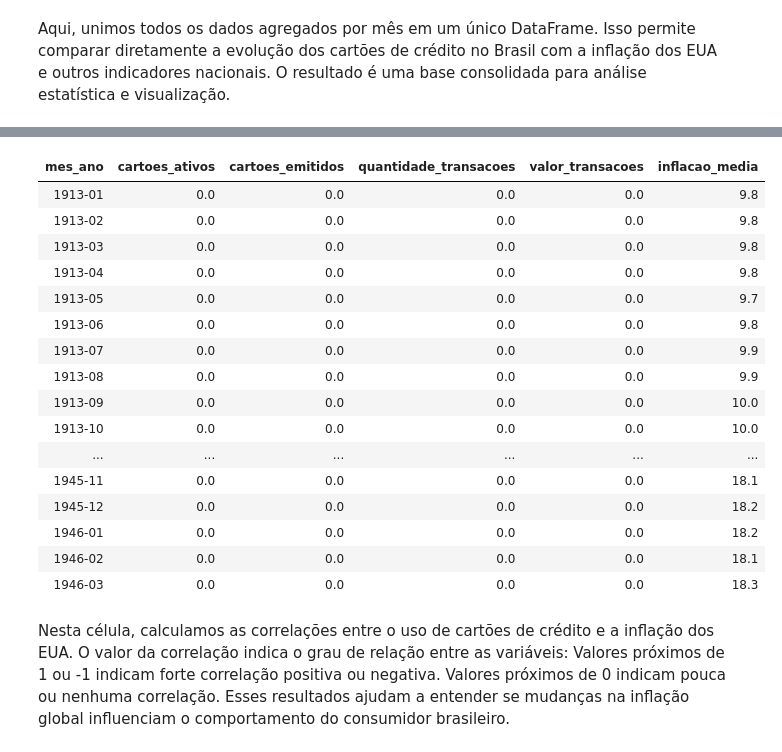
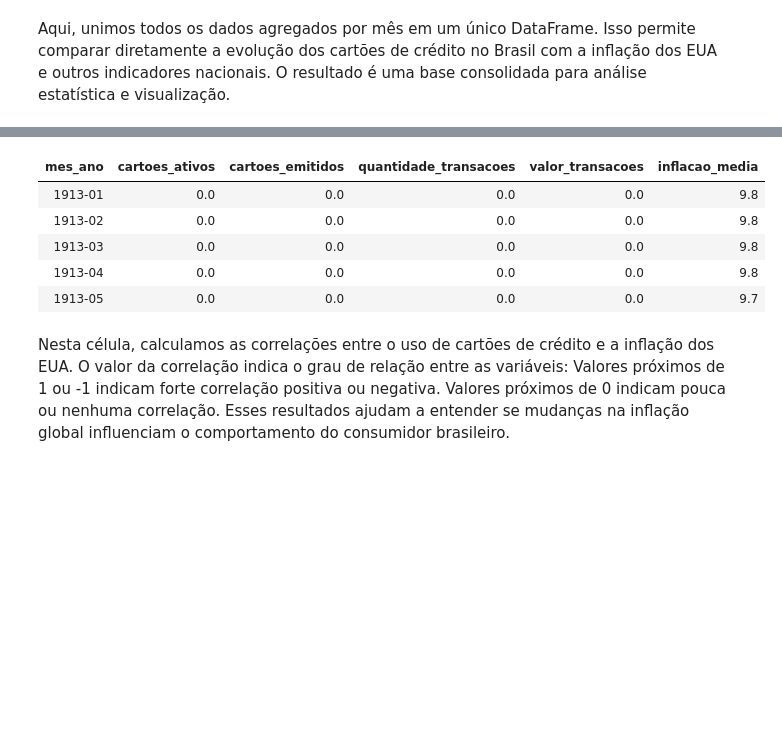
Before and after one commit to JulianaRamos2021/databricks, a Jupyter notebook: Projeto Databricks.ipynb, the cells around one changed output, grey strips where cells are left out. Drawn from its saved outputs; the diff is of its cells as text; code cells hidden in the pictures; blank space fills up the shorter version.

```diff
--- a/Projeto Databricks.ipynb
+++ b/Projeto Databricks.ipynb
@@ -467,36 +387,25 @@ display(df_inflacao_agg)
 # %%
 # 4. Unir todas as agregações por mês para análise conjunta
 df_final = (
     df_ativos_agg.alias("a")
     .join(df_emitidos_agg.alias("e"), "mes_ano", "outer")
     .join(df_transacoes_agg.alias("t"), "mes_ano", "outer")
     .join(df_valor_transacoes_agg.alias("v"), "mes_ano", "outer")
     .join(df_inflacao_agg.alias("i"), "mes_ano", "outer")
     .orderBy("mes_ano")
 )
 
 # Preencher valores nulos com zero para evitar problemas em análises
 df_final = df_final.fillna(0)
 
-display(df_final)
+display(df_final.limit(5))
 # %% [output]
 | mes_ano | cartoes_ativos | cartoes_emitidos | quantidade_transacoes | valor_transacoes | inflacao_media |
 | 1913-01 | 0.0 | 0.0 | 0.0 | 0.0 | 9.8 |
 | 1913-02 | 0.0 | 0.0 | 0.0 | 0.0 | 9.8 |
 | 1913-03 | 0.0 | 0.0 | 0.0 | 0.0 | 9.8 |
 | 1913-04 | 0.0 | 0.0 | 0.0 | 0.0 | 9.8 |
 | 1913-05 | 0.0 | 0.0 | 0.0 | 0.0 | 9.7 |
-| 1913-06 | 0.0 | 0.0 | 0.0 | 0.0 | 9.8 |
-| 1913-07 | 0.0 | 0.0 | 0.0 | 0.0 | 9.9 |
-| 1913-08 | 0.0 | 0.0 | 0.0 | 0.0 | 9.9 |
-| 1913-09 | 0.0 | 0.0 | 0.0 | 0.0 | 10.0 |
-| 1913-10 | 0.0 | 0.0 | 0.0 | 0.0 | 10.0 |
-| ... | ... | ... | ... | ... | ... |
-| 1945-11 | 0.0 | 0.0 | 0.0 | 0.0 | 18.1 |
-| 1945-12 | 0.0 | 0.0 | 0.0 | 0.0 | 18.2 |
-| 1946-01 | 0.0 | 0.0 | 0.0 | 0.0 | 18.2 |
-| 1946-02 | 0.0 | 0.0 | 0.0 | 0.0 | 18.1 |
-| 1946-03 | 0.0 | 0.0 | 0.0 | 0.0 | 18.3 |
 # %% [markdown]
  Nesta célula, calculamos as correlações entre o uso de cartões de crédito e a inflação dos EUA.
  O valor da correlação indica o grau de relação entre as variáveis:
```
Also changed, not shown: parts of 9 cells of this notebook.
